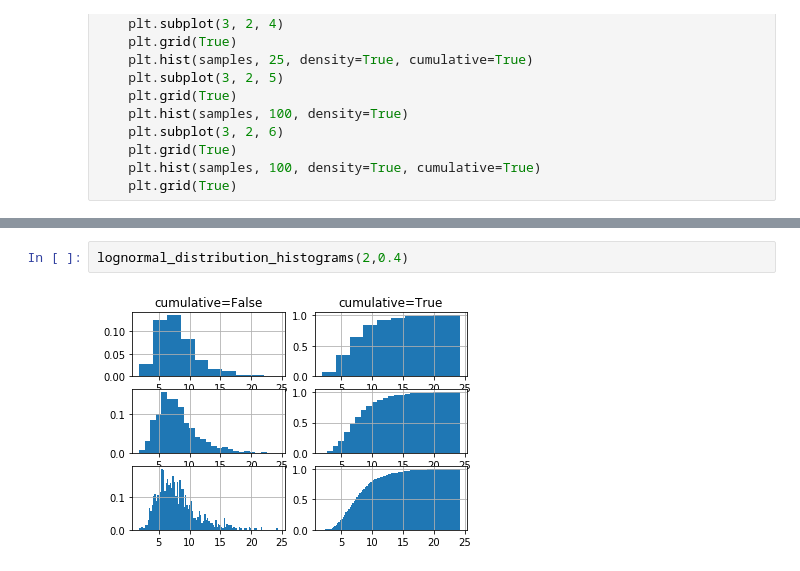
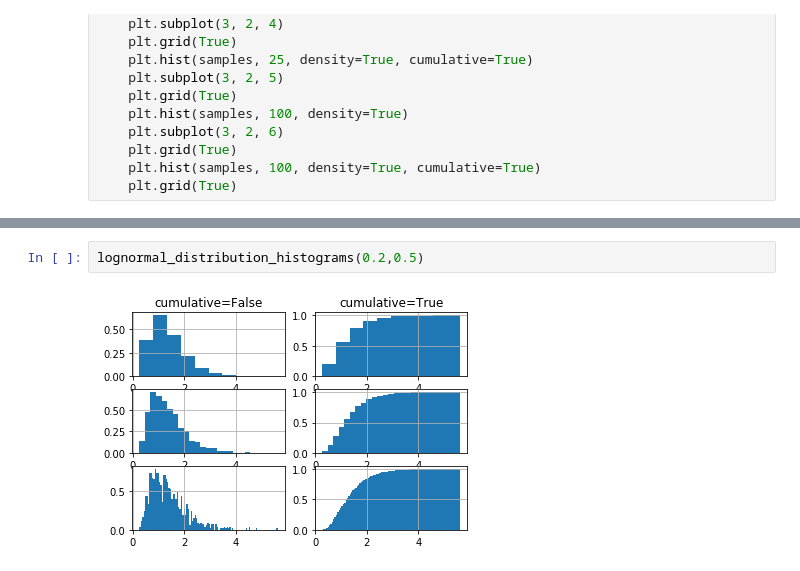
Before and after one commit to BartlomiejWojcik/Data-Analytics, a Jupyter notebook: Lab2/Lab2.ipynb, the cells around one changed output, grey strips where cells are left out. Drawn from its saved outputs; the diff is of its cells as text.

```diff
--- a/Lab2/Lab2.ipynb
+++ b/Lab2/Lab2.ipynb
@@ -274,4 +306,4 @@ lognormal_distribution_histograms(1,1)
 # %%
-lognormal_distribution_histograms(2,0.4)
+lognormal_distribution_histograms(0.2,0.5)
 # %% [output]
-[figure, old version]
+[figure, new version]
```
Also changed, not shown: parts of 23 cells of this notebook.
